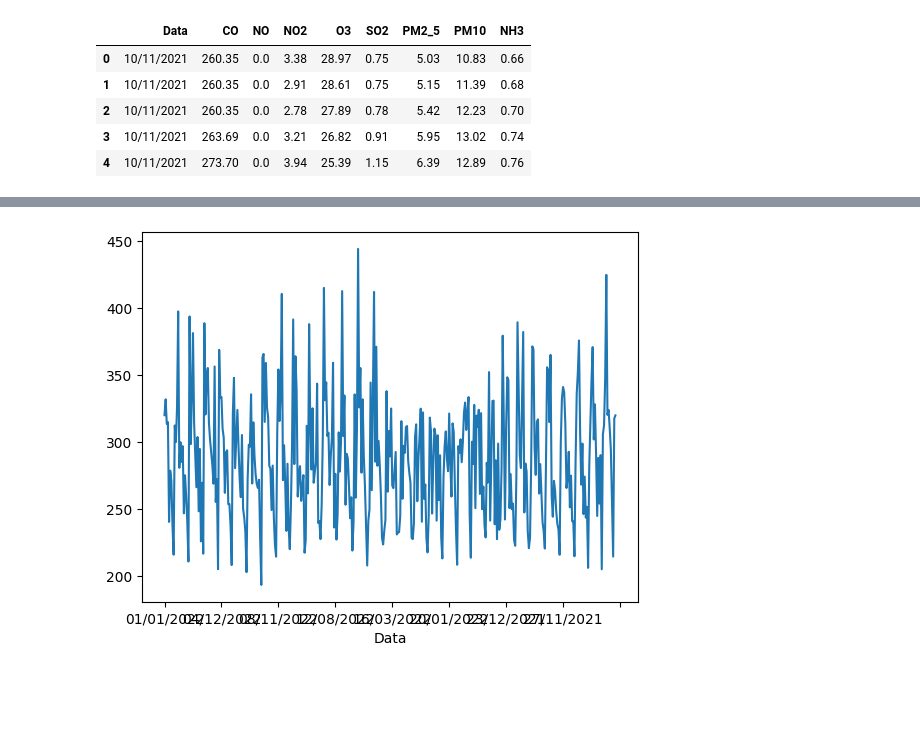
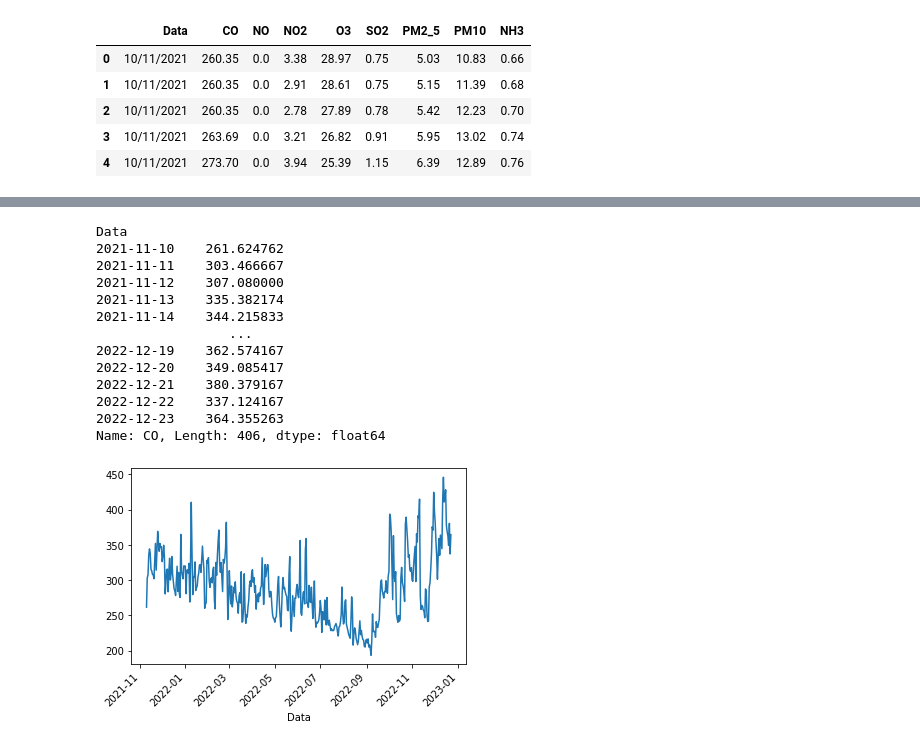
Before and after one commit to george-araujo/air-quality-predict, a Jupyter notebook: AirQualityPredict.ipynb, the cells around one changed output, grey strips where cells are left out. Cells and saved outputs as stored; diff of their text form; code cells hidden in the pictures; blank space fills up the shorter version.

```diff
--- a/AirQualityPredict.ipynb
+++ b/AirQualityPredict.ipynb
@@ -54,5 +56,5 @@ df.head()
 # %%
 #TODO Resolver esse BO pra deixar o dataframe ordenado!
 #Nome de variável provisório
-atualizado = df.set_index('Data').groupby('Data').mean().sort_index()
-atualizado.to_excel('planilha.xlsx')
+atualizado = df.groupby('Data').mean().reset_index()
+atualizado
@@ -58,0 +75,4 @@ atualizado.to_excel('planilha.xlsx')
+# %%
+atualizado.loc[:, "Data"] = [pd.Timestamp(day = int(item.split("/")[0]), month = int(item.split("/")[1]), year = int(item.split("/")[2])) for item in atualizado.loc[:, "Data"]]
+atualizado = atualizado.set_index("Data").sort_index()
+atualizado
@@ -59,5 +94,22 @@ atualizado.to_excel('planilha.xlsx')
+# %%
+atualizado["CO"]
+# %% [output]
+Data
+2021-11-10    261.624762
+2021-11-11    303.466667
+2021-11-12    307.080000
+2021-11-13    335.382174
+2021-11-14    344.215833
+                 ...
+2022-12-19    362.574167
+2022-12-20    349.085417
+2022-12-21    380.379167
+2022-12-22    337.124167
+2022-12-23    364.355263
+Name: CO, Length: 406, dtype: float64
 # %%
-df_atualizado['CO'].plot()
+atualizado['CO'].plot()
+plt.xticks(rotation = 45)
 plt.show()
 # %% [output]
-[figure, old version]
+[figure, new version]
```
Also changed, not shown: parts of 4 cells of this notebook, 1 other file.
